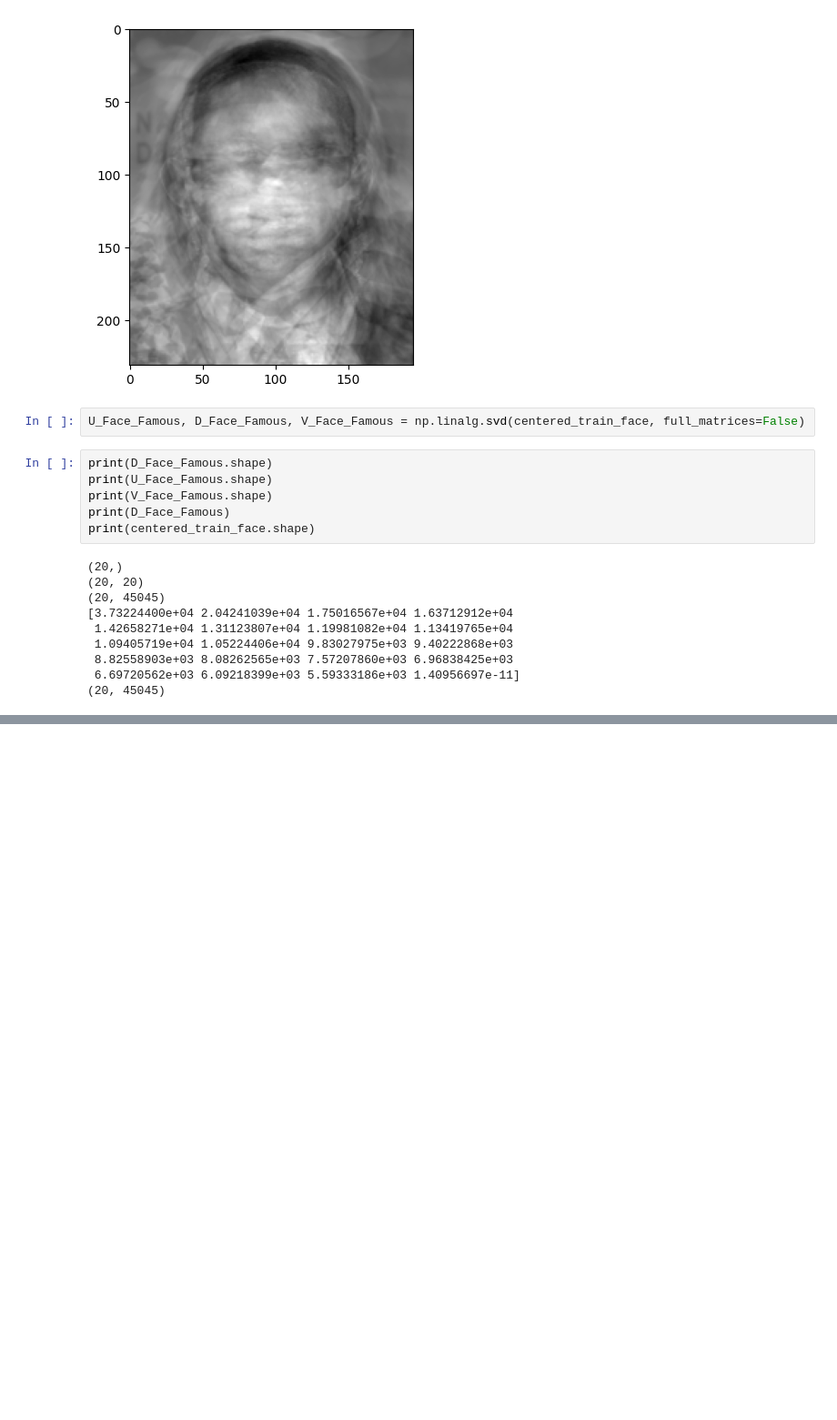
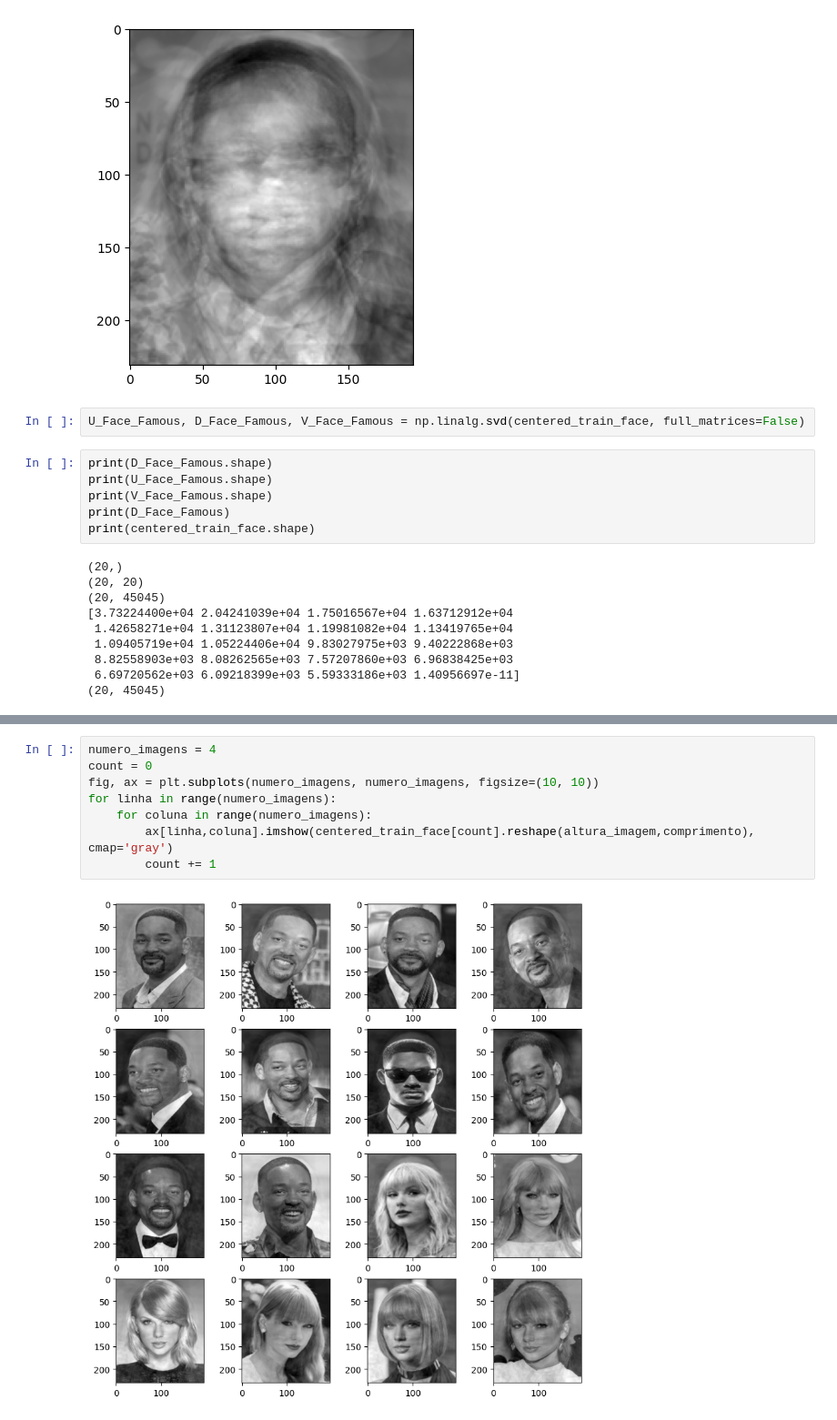
Before and after one commit to PedroPHC25/AL_Trabalho_A2, a Jupyter notebook: eigenswift.ipynb, the cells around one changed output, grey strips where cells are left out. Shown at 91% size. Cells and saved outputs as stored; diff of their text form; blank space fills up the shorter version.

```diff
--- a/eigenswift.ipynb
+++ b/eigenswift.ipynb
@@ -94,0 +97,10 @@ ax[1, 1].imshow(eigen_faces_train[3], cmap='gray')
+# %%
+numero_imagens = 4
+count = 0
+fig, ax = plt.subplots(numero_imagens, numero_imagens, figsize=(10, 10))
+for linha in range(numero_imagens):
+    for coluna in range(numero_imagens):
+        ax[linha,coluna].imshow(centered_train_face[count].reshape(altura_imagem,comprimento), cmap='gray')
+        count += 1
+# %% [output]
+[figure, added]
```
Also changed, not shown: parts of 7 cells of this notebook.
